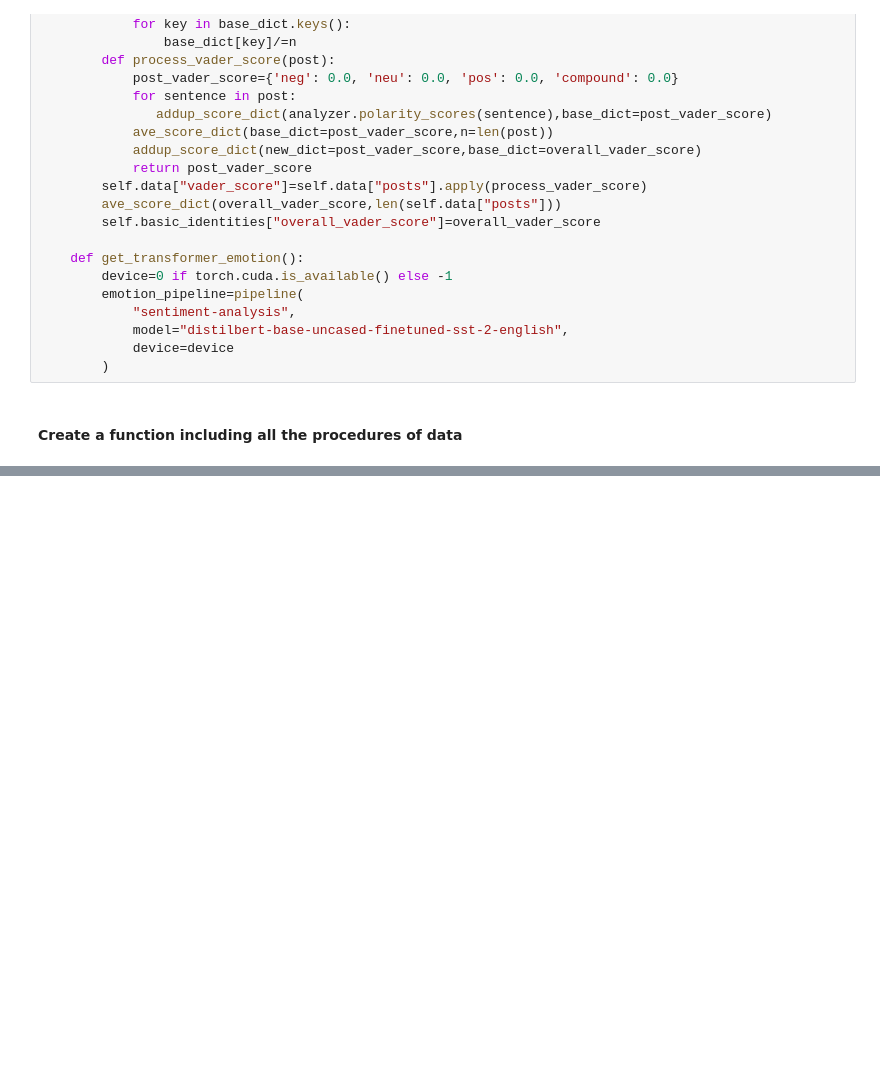
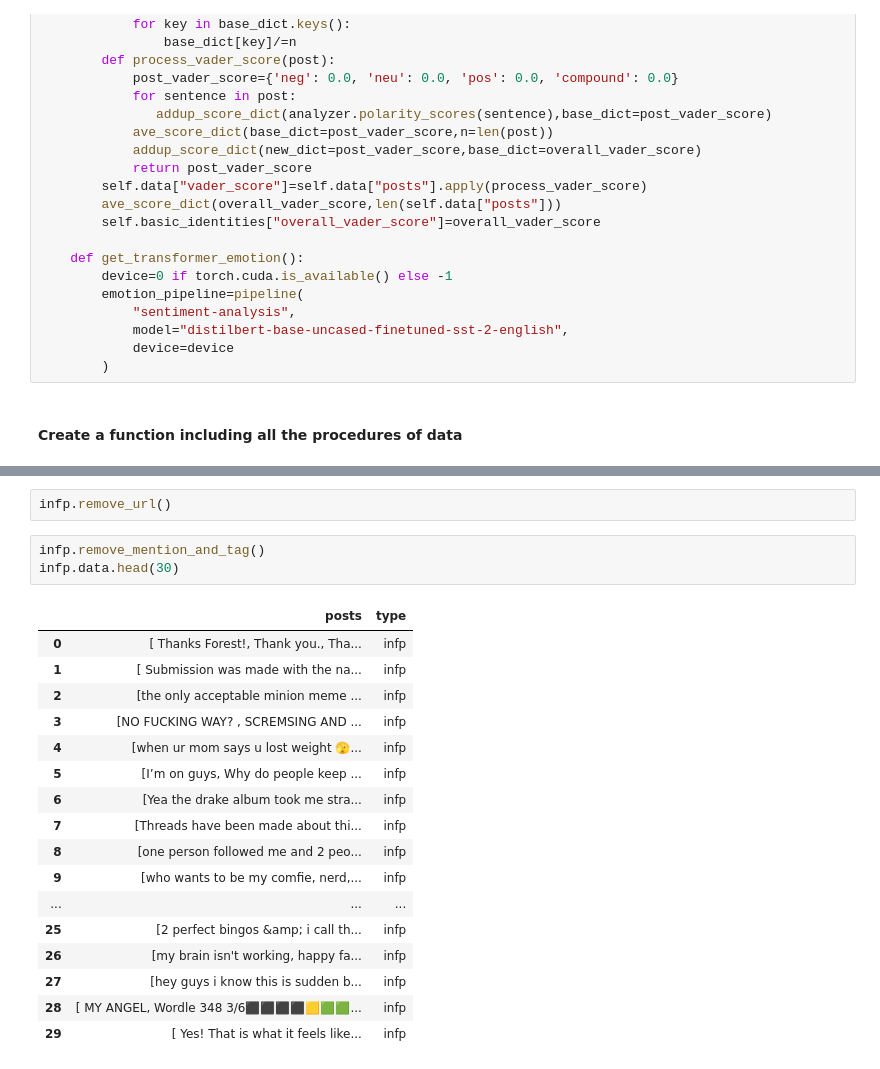
Before and after one commit to DominicMin/Intro_to_DS_Assignment, a Jupyter notebook: py_Code/data_clean.ipynb, the cells around one changed output, grey strips where cells are left out. Drawn from its saved outputs; the diff is of its cells as text; blank space fills up the shorter version.

```diff
--- a/py_Code/data_clean.ipynb
+++ b/py_Code/data_clean.ipynb
@@ -389,0 +486,23 @@ ENTJ : {'neg': 0.06311361179106713, 'neu': 0.7843797584670696, 'pos': 0.13213333
+# %%
+infp.remove_url()
+# %%
+infp.remove_mention_and_tag()
+infp.data.head(30)
+# %% [output]
+|  | posts | type |
+| 0 | [ Thanks Forest!, Thank you., Tha... | infp |
+| 1 | [ Submission was made with the na... | infp |
+| 2 | [the only acceptable minion meme ... | infp |
+| 3 | [NO FUCKING WAY? , SCREMSING AND ... | infp |
+| 4 | [when ur mom says u lost weight 🫣... | infp |
+| 5 | [I’m on guys, Why do people keep ... | infp |
+| 6 | [Yea the drake album took me stra... | infp |
+| 7 | [Threads have been made about thi... | infp |
+| 8 | [one person followed me and 2 peo... | infp |
+| 9 | [who wants to be my comfie, nerd,... | infp |
+| ... | ... | ... |
+| 25 | [2 perfect bingos &amp; i call th... | infp |
+| 26 | [my brain isn't working, happy fa... | infp |
+| 27 | [hey guys i know this is sudden b... | infp |
+| 28 | [ MY ANGEL, Wordle 348 3/6⬛⬛⬛⬛🟨🟩🟩... | infp |
+| 29 | [ Yes! That is what it feels like... | infp |
```
Also changed, not shown: parts of 18 cells of this notebook, 26 other files.
